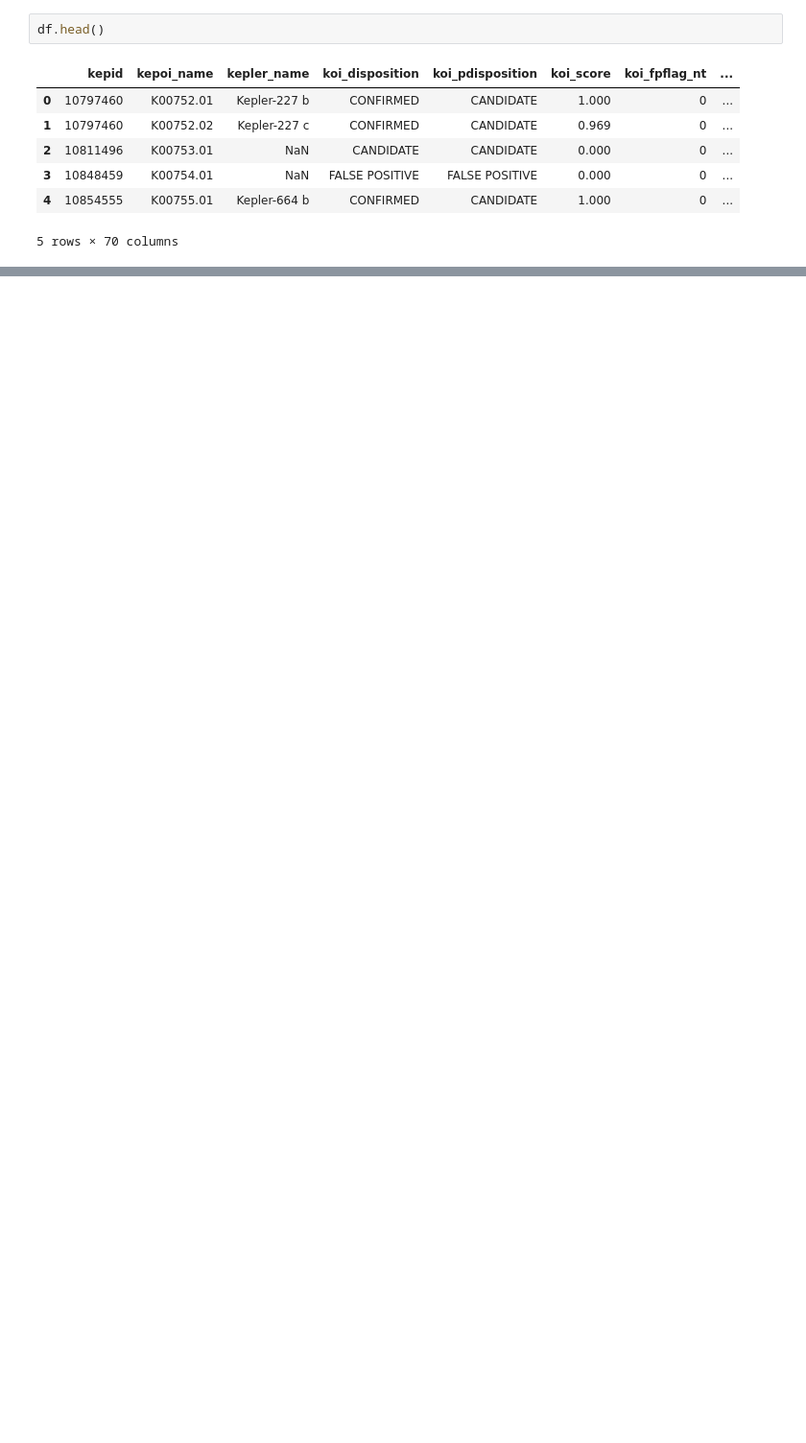
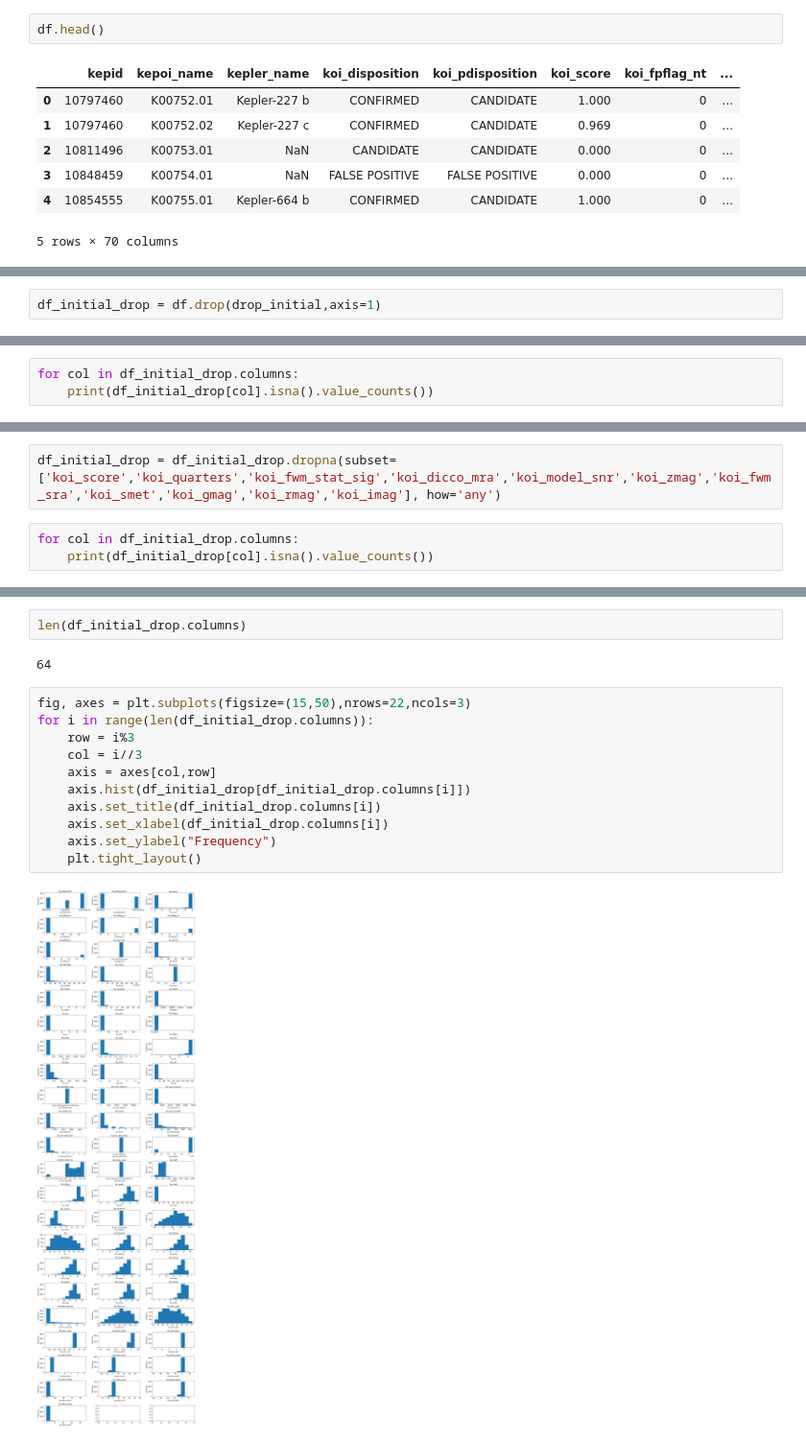
Before and after one commit to NelGen/NG-NASA-Exoplanet-Classifier-Project, a Jupyter notebook: Scrapbook.ipynb, the cells around one changed output, grey strips where cells are left out. Shown at 96% size. Cells and saved outputs as stored; diff of their text form; blank space fills up the shorter version.

Commit message:
Updated EDA and modeling start

```diff
--- a/Scrapbook.ipynb
+++ b/Scrapbook.ipynb
@@ -512,0 +161,2 @@ d2.sort_values(by='FI')
+# %%
+df_initial_drop = df.drop(drop_initial,axis=1)
@@ -512,0 +175,3 @@ d2.sort_values(by='FI')
+# %%
+for col in df_initial_drop.columns:
+    print(df_initial_drop[col].isna().value_counts())
@@ -512,0 +196,5 @@ d2.sort_values(by='FI')
+# %%
+df_initial_drop = df_initial_drop.dropna(subset=['koi_score','koi_quarters','koi_fwm_stat_sig','koi_dicco_mra','koi_model_snr','koi_zmag','koi_fwm_sra','koi_smet','koi_gmag','koi_rmag','koi_imag'], how='any')
+# %%
+for col in df_initial_drop.columns:
+    print(df_initial_drop[col].isna().value_counts())
@@ -512,0 +219,17 @@ d2.sort_values(by='FI')
+# %%
+len(df_initial_drop.columns)
+# %% [output]
+64
+# %%
+fig, axes = plt.subplots(figsize=(15,50),nrows=22,ncols=3)
+for i in range(len(df_initial_drop.columns)):
+    row = i%3
+    col = i//3
+    axis = axes[col,row]
+    axis.hist(df_initial_drop[df_initial_drop.columns[i]])
+    axis.set_title(df_initial_drop.columns[i])
+    axis.set_xlabel(df_initial_drop.columns[i])
+    axis.set_ylabel("Frequency")
+    plt.tight_layout()
+# %% [output]
+[figure, added]
```
Also changed, not shown: parts of 101 cells of this notebook.
